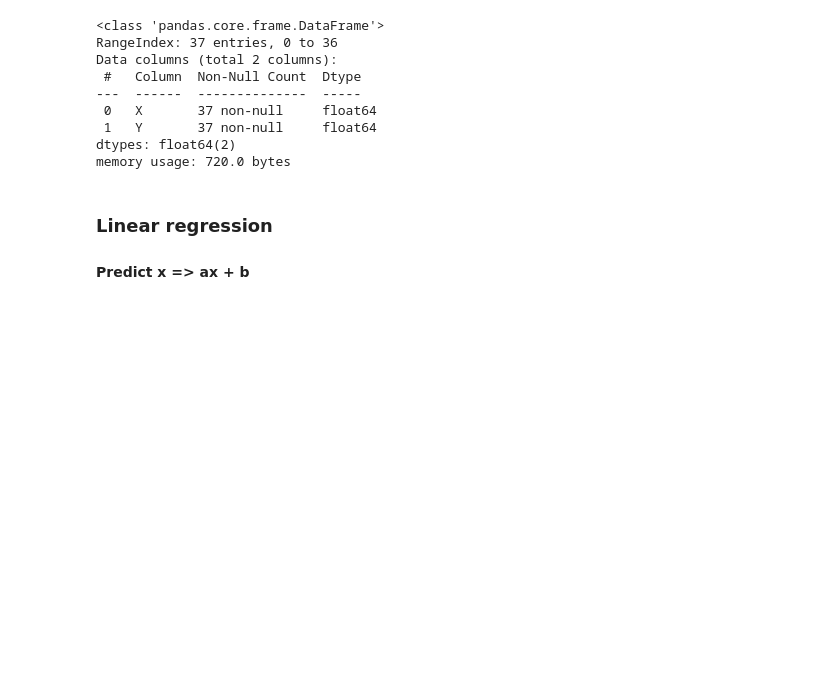
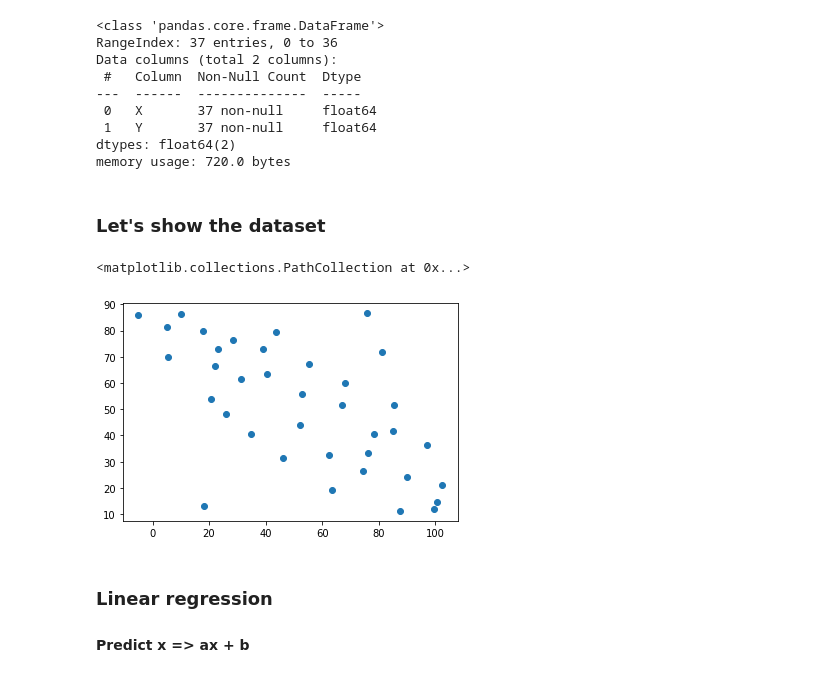
Before and after one commit to yannmb2/machine_learning_101, a Jupyter notebook: notebook_ml.ipynb, the cells around one changed output. Saved outputs shown, nothing was run; the diff lists cells and outputs as text; code cells hidden in the pictures; blank space fills up the shorter version.

```diff
--- a/notebook_ml.ipynb
+++ b/notebook_ml.ipynb
@@ -29,6 +32,13 @@ Data columns (total 2 columns):
  1   Y       37 non-null     float64
 dtypes: float64(2)
 memory usage: 720.0 bytes
+# %% [markdown]
+### Let's show the dataset
+# %%
+plt.scatter(df.X,df.Y)
+# %% [output]
+<matplotlib.collections.PathCollection at 0x...>
+[figure, added]
 # %% [markdown]
 ### Linear regression
 #### Predict x => ax + b
```
Also changed, not shown: parts of 20 cells of this notebook.
